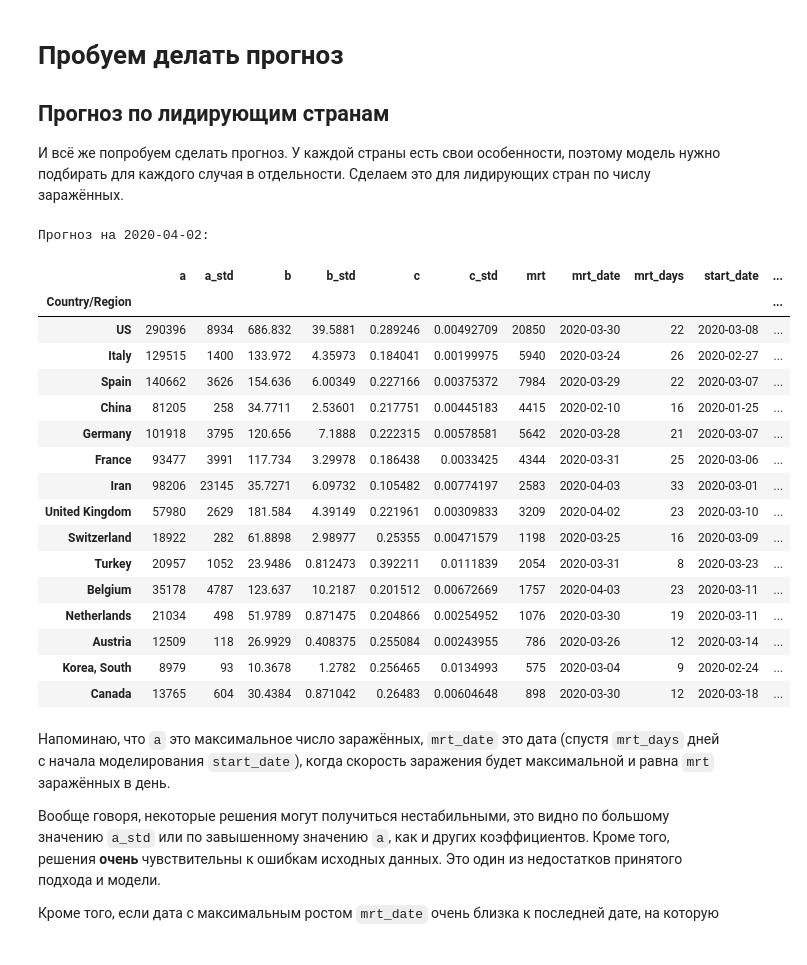
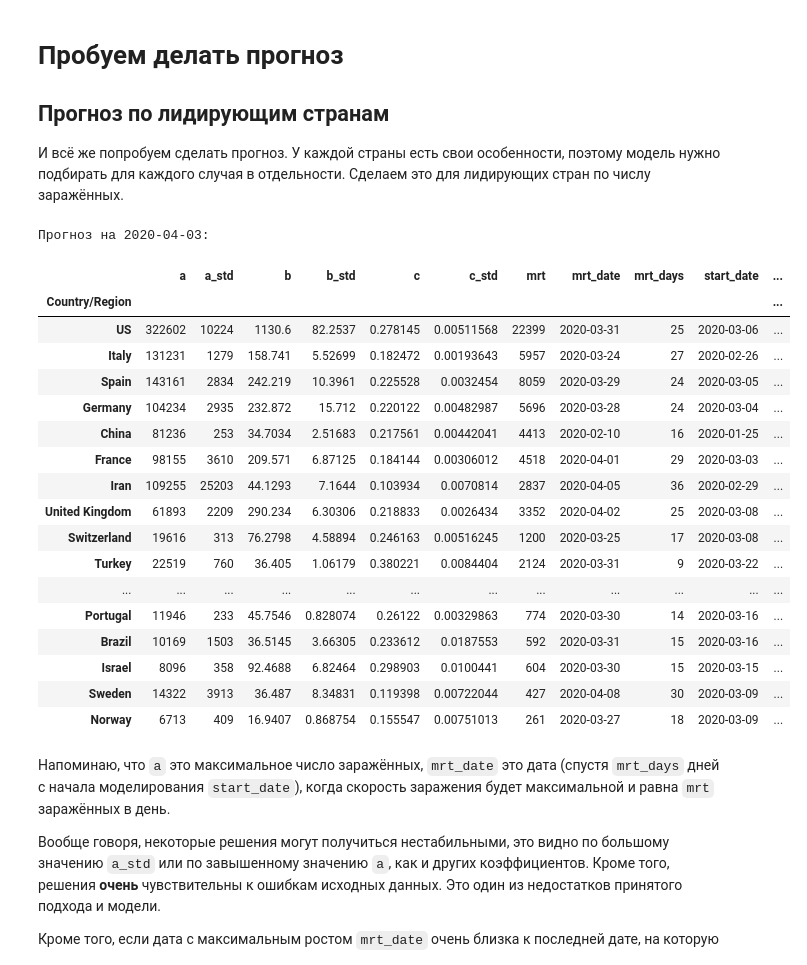
Before and after one commit to ioshchepkov/thegeodesy, a Jupyter notebook: covid19/COVID-19.ipynb, the cells around one changed output. Cells and saved outputs as stored; diff of their text form; code cells hidden in the pictures.

```diff
--- a/covid19/COVID-19.ipynb
+++ b/covid19/COVID-19.ipynb
@@ -441,37 +441,38 @@ plot_convergence(data_model)
 
 И всё же попробуем сделать прогноз. У каждой страны есть свои особенности, поэтому модель нужно подбирать для каждого случая в отдельности. Сделаем это для лидирующих стран по числу заражённых.
 # %%
-top = 15
+top = 20
 top_countries_predict = confirmed[get_top_countries_names(top)].copy()
-top_countries_predict[top_countries_predict <  200] = np.nan
+top_countries_predict[top_countries_predict < 100] = np.nan
 top_countries_predict = top_countries_predict.rolling(4).mean()
 
 top_countries_predict = top_countries_predict.apply(
     lambda x: fit_model(x)).transpose()
 top_countries_predict['mrt_date'] = (top_countries_predict['mrt_date']
                                      .dt.strftime('%Y-%m-%d'))
 
 print('Прогноз на {:%Y-%m-%d}:'.format(today))
 top_countries_predict
 # %% [output]
-Прогноз на 2020-04-02:
+Прогноз на 2020-04-03:
 |  | a | a_std | b | b_std | c | c_std | mrt | mrt_date | mrt_days | start_date | ... |
 | Country/Region |  |  |  |  |  |  |  |  |  |  | ... |
-| US | 290396 | 8934 | 686.832 | 39.5881 | 0.289246 | 0.00492709 | 20850 | 2020-03-30 | 22 | 2020-03-08 | ... |
-| Italy | 129515 | 1400 | 133.972 | 4.35973 | 0.184041 | 0.00199975 | 5940 | 2020-03-24 | 26 | 2020-02-27 | ... |
-| Spain | 140662 | 3626 | 154.636 | 6.00349 | 0.227166 | 0.00375372 | 7984 | 2020-03-29 | 22 | 2020-03-07 | ... |
-| China | 81205 | 258 | 34.7711 | 2.53601 | 0.217751 | 0.00445183 | 4415 | 2020-02-10 | 16 | 2020-01-25 | ... |
-| Germany | 101918 | 3795 | 120.656 | 7.1888 | 0.222315 | 0.00578581 | 5642 | 2020-03-28 | 21 | 2020-03-07 | ... |
-| France | 93477 | 3991 | 117.734 | 3.29978 | 0.186438 | 0.0033425 | 4344 | 2020-03-31 | 25 | 2020-03-06 | ... |
-| Iran | 98206 | 23145 | 35.7271 | 6.09732 | 0.105482 | 0.00774197 | 2583 | 2020-04-03 | 33 | 2020-03-01 | ... |
-| United Kingdom | 57980 | 2629 | 181.584 | 4.39149 | 0.221961 | 0.00309833 | 3209 | 2020-04-02 | 23 | 2020-03-10 | ... |
-| Switzerland | 18922 | 282 | 61.8898 | 2.98977 | 0.25355 | 0.00471579 | 1198 | 2020-03-25 | 16 | 2020-03-09 | ... |
-| Turkey | 20957 | 1052 | 23.9486 | 0.812473 | 0.392211 | 0.0111839 | 2054 | 2020-03-31 | 8 | 2020-03-23 | ... |
-| Belgium | 35178 | 4787 | 123.637 | 10.2187 | 0.201512 | 0.00672669 | 1757 | 2020-04-03 | 23 | 2020-03-11 | ... |
-| Netherlands | 21034 | 498 | 51.9789 | 0.871475 | 0.204866 | 0.00254952 | 1076 | 2020-03-30 | 19 | 2020-03-11 | ... |
-| Austria | 12509 | 118 | 26.9929 | 0.408375 | 0.255084 | 0.00243955 | 786 | 2020-03-26 | 12 | 2020-03-14 | ... |
-| Korea, South | 8979 | 93 | 10.3678 | 1.2782 | 0.256465 | 0.0134993 | 575 | 2020-03-04 | 9 | 2020-02-24 | ... |
-| Canada | 13765 | 604 | 30.4384 | 0.871042 | 0.26483 | 0.00604648 | 898 | 2020-03-30 | 12 | 2020-03-18 | ... |
+| US | 322602 | 10224 | 1130.6 | 82.2537 | 0.278145 | 0.00511568 | 22399 | 2020-03-31 | 25 | 2020-03-06 | ... |
+| Italy | 131231 | 1279 | 158.741 | 5.52699 | 0.182472 | 0.00193643 | 5957 | 2020-03-24 | 27 | 2020-02-26 | ... |
+| Spain | 143161 | 2834 | 242.219 | 10.3961 | 0.225528 | 0.0032454 | 8059 | 2020-03-29 | 24 | 2020-03-05 | ... |
+| Germany | 104234 | 2935 | 232.872 | 15.712 | 0.220122 | 0.00482987 | 5696 | 2020-03-28 | 24 | 2020-03-04 | ... |
+| China | 81236 | 253 | 34.7034 | 2.51683 | 0.217561 | 0.00442041 | 4413 | 2020-02-10 | 16 | 2020-01-25 | ... |
+| France | 98155 | 3610 | 209.571 | 6.87125 | 0.184144 | 0.00306012 | 4518 | 2020-04-01 | 29 | 2020-03-03 | ... |
+| Iran | 109255 | 25203 | 44.1293 | 7.1644 | 0.103934 | 0.0070814 | 2837 | 2020-04-05 | 36 | 2020-02-29 | ... |
+| United Kingdom | 61893 | 2209 | 290.234 | 6.30306 | 0.218833 | 0.0026434 | 3352 | 2020-04-02 | 25 | 2020-03-08 | ... |
+| Switzerland | 19616 | 313 | 76.2798 | 4.58894 | 0.246163 | 0.00516245 | 1200 | 2020-03-25 | 17 | 2020-03-08 | ... |
+| Turkey | 22519 | 760 | 36.405 | 1.06179 | 0.380221 | 0.0084404 | 2124 | 2020-03-31 | 9 | 2020-03-22 | ... |
+| ... | ... | ... | ... | ... | ... | ... | ... | ... | ... | ... | ... |
+| Portugal | 11946 | 233 | 45.7546 | 0.828074 | 0.26122 | 0.00329863 | 774 | 2020-03-30 | 14 | 2020-03-16 | ... |
+| Brazil | 10169 | 1503 | 36.5145 | 3.66305 | 0.233612 | 0.0187553 | 592 | 2020-03-31 | 15 | 2020-03-16 | ... |
+| Israel | 8096 | 358 | 92.4688 | 6.82464 | 0.298903 | 0.0100441 | 604 | 2020-03-30 | 15 | 2020-03-15 | ... |
+| Sweden | 14322 | 3913 | 36.487 | 8.34831 | 0.119398 | 0.00722044 | 427 | 2020-04-08 | 30 | 2020-03-09 | ... |
+| Norway | 6713 | 409 | 16.9407 | 0.868754 | 0.155547 | 0.00751013 | 261 | 2020-03-27 | 18 | 2020-03-09 | ... |
 # %% [markdown]
 Напоминаю, что `a` это максимальное число заражённых, `mrt_date` это дата (спустя `mrt_days` дней с начала моделирования `start_date`), когда скорость заражения будет максимальной и равна `mrt` заражённых в день.
 
```
Also changed, not shown: parts of 20 cells of this notebook.
